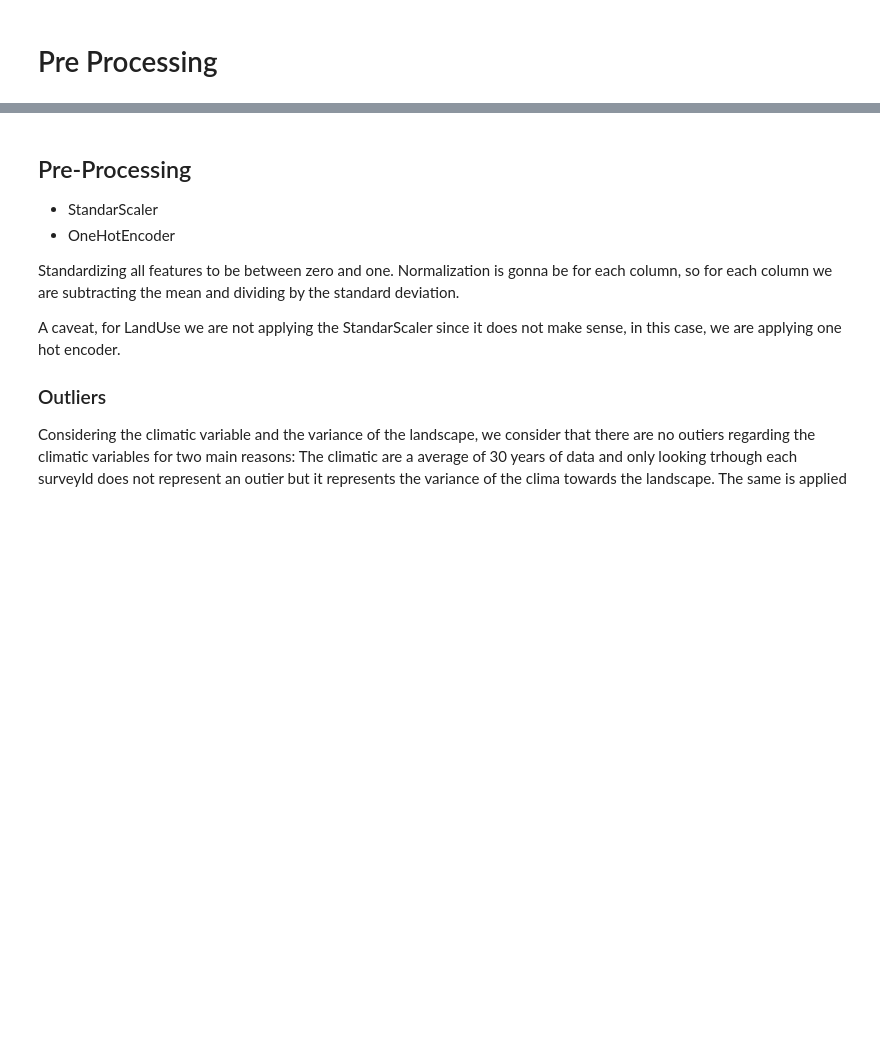
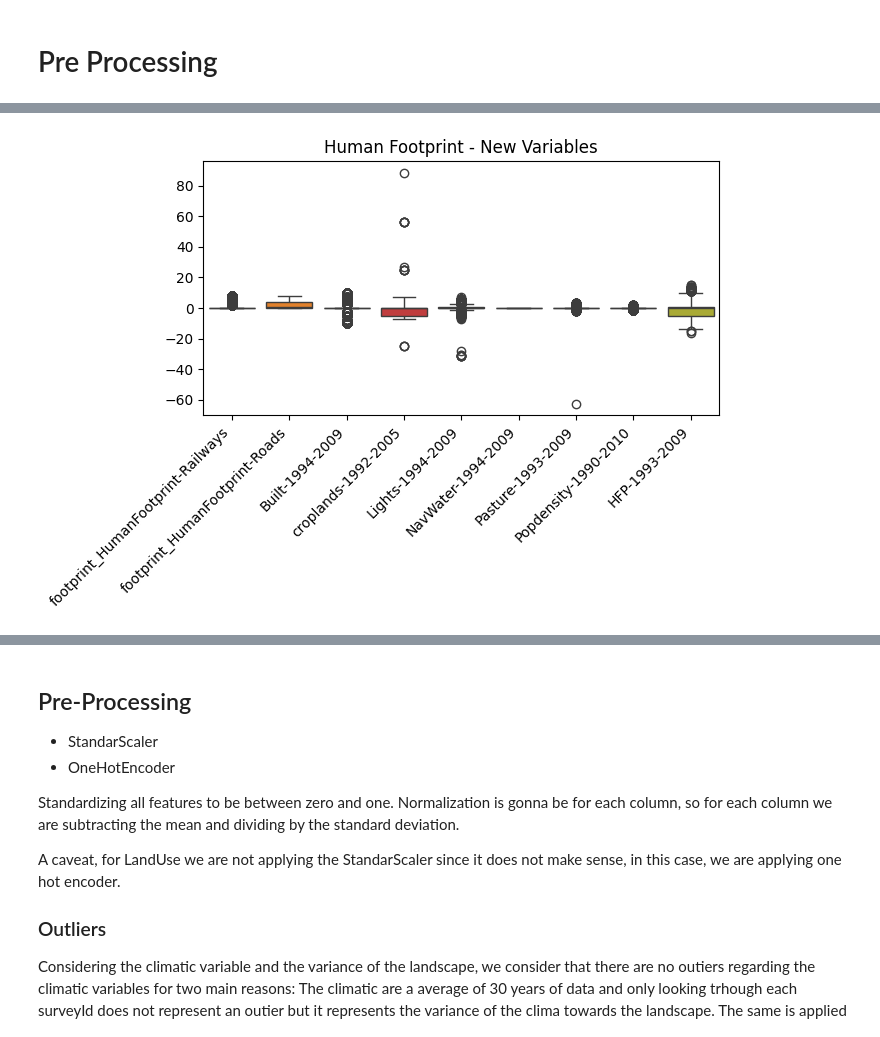
Before and after one commit to emanuel-gf/PlantNet-Species-ML-Project, a Jupyter notebook: milestone_1_emanuel.ipynb, the cells around one changed output, grey strips where cells are left out. Cells and saved outputs as stored; diff of their text form; code cells hidden in the pictures; blank space fills up the shorter version.

```diff
--- a/milestone_1_emanuel.ipynb
+++ b/milestone_1_emanuel.ipynb
@@ -786,0 +868,15 @@ for idx in small_df.index:
+# %%
+hf_cols = ['footprint_HumanFootprint-Built1994',
+       'footprint_HumanFootprint-Built2009',
+       'footprint_HumanFootprint-croplands1992',
+       'footprint_HumanFootprint-croplands2005',
+       'footprint_HumanFootprint-Lights1994',
+       'footprint_HumanFootprint-Lights2009',
+       'footprint_HumanFootprint-NavWater1994',
+       'footprint_HumanFootprint-NavWater2009',
+       'footprint_HumanFootprint-Pasture1993',
+       'footprint_HumanFootprint-Pasture2009',
+       'footprint_HumanFootprint-Popdensity1990',
+       'footprint_HumanFootprint-Popdensity2010',
+       'footprint_HumanFootprint-Railways', 'footprint_HumanFootprint-Roads',
+       'footprint_HumanFootprint-HFP1993', 'footprint_HumanFootprint-HFP2009']
@@ -786,0 +984,10 @@ for idx in small_df.index:
+# %%
+fig, ax = plt.subplots(figsize=(7,5))
+ax = sns.boxplot(data=Xx)
+plt.xticks(rotation=45, ha='right')
+ax.set_title('Human Footprint - New Variables')
+ax.set_xlabel('')  # Remove x-axis label if needed
+plt.tight_layout()  # Prevents labels from being cut off
+plt.show()
+# %% [output]
+[figure, added]
```
Also changed, not shown: parts of 21 cells of this notebook, 1 other file.
